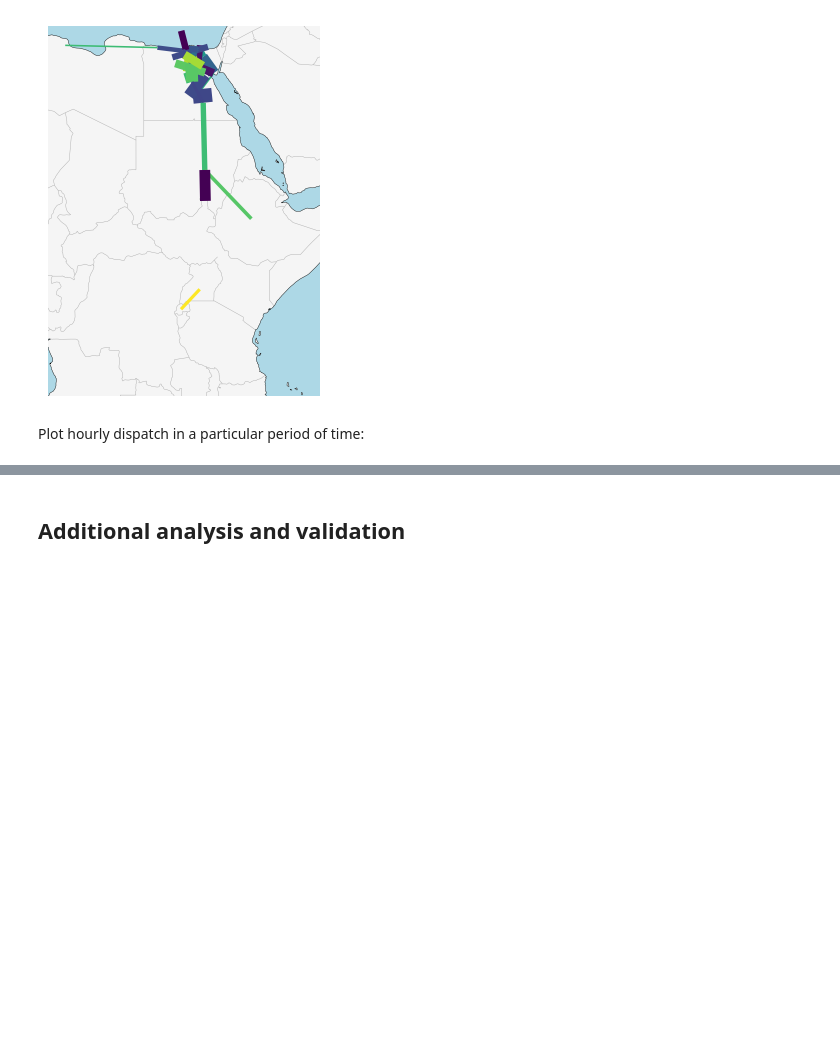
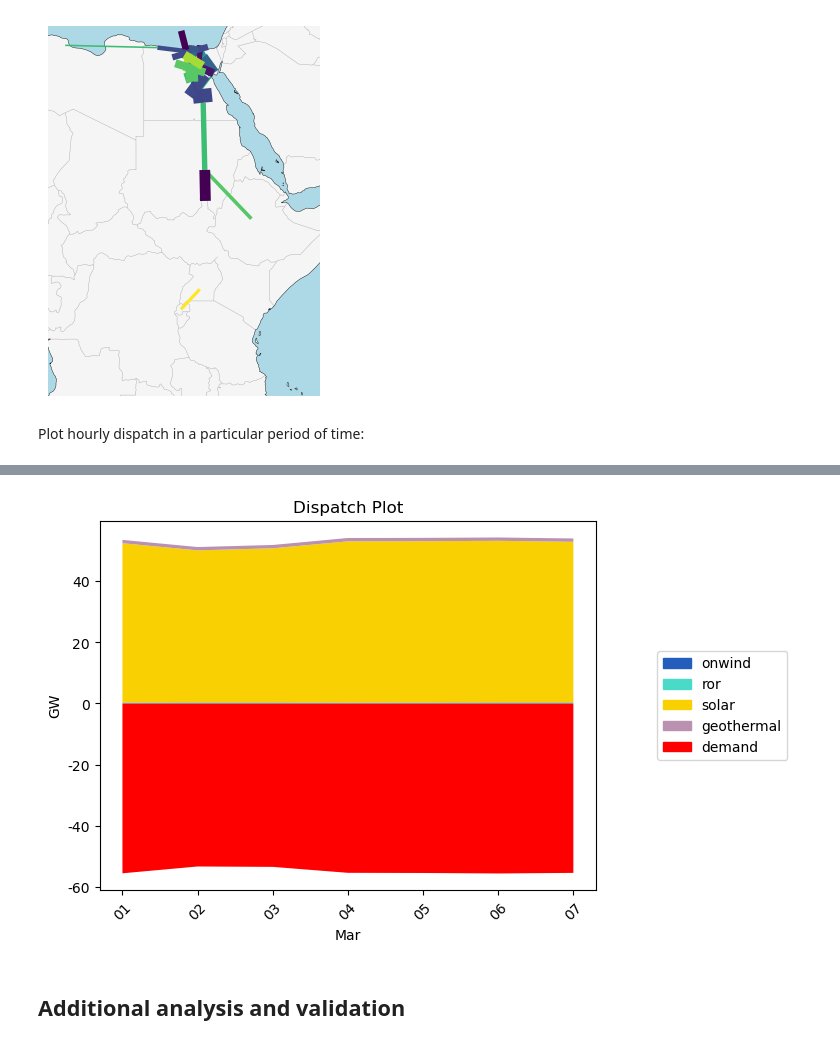
Before and after one commit to GbotemiB/gis-analysis, a Jupyter notebook: sample_network_analysis.ipynb, the cells around one changed output, grey strips where cells are left out. Drawn from its saved outputs; the diff is of its cells as text; code cells hidden in the pictures; blank space fills up the shorter version.

```diff
--- a/sample_network_analysis.ipynb
+++ b/sample_network_analysis.ipynb
@@ -396,3 +346,78 @@ plt.show()
+# %%
+first_date = "2013-03-01"
+second_date = "2013-03-07"
+
+colors = {key.lower(): value.lower() for key, value in config["plotting"]["tech_colors"].items()}
+
+generator_carriers = n.generators.carrier.unique()[:-1] # Exclude "load"
+store_carriers = n.stores.carrier.unique()
+
+generators = pd.DataFrame()
+for carrier in generator_carriers:
+    generators = pd.concat([generators, n.generators_t.p.loc[first_date:second_date].T.groupby(n.generators.carrier).sum().T[carrier]], axis=1)
+generators = generators.T[generators.max() != 0].T
+
+# Filter store carriers to include only "h2" and "battery"
+stores = pd.DataFrame()
+re_store_carriers = [idx for idx in store_carriers if idx.lower() in ["h2", "battery"]]
+for carrier in re_store_carriers:
+    stores = pd.concat([stores, n.stores_t.p.loc[first_date:second_date].T.groupby(n.stores.carrier).sum().T[carrier]], axis=1)
+stores = stores.T[stores.max() != 0].T
+
+generator_colors = {idx: colors[idx.lower()] for idx in generator_carriers if idx.lower() in colors}
+store_colors = {idx: colors[idx.lower()] for idx in re_store_carriers if idx.lower() in colors}
+
+demand = n.loads_t.p_set.loc[first_date:second_date].sum(axis=1) * -1
+stores["demand"] = demand
+store_colors["demand"] = "#ff0000"
+
+# Extract battery data from stores
+if "battery" in stores.columns:
+	battery = stores["battery"]
+
+	nbattery = [idx if idx < 0 else 0 for idx in battery]
+	pbattery = [idx if idx > 0 else 0 for idx in battery]
+
+	# Add the positive battery data to generators and negative battery data to stores
+	generators["pbattery"] = pbattery
+	stores["nbattery"] = nbattery
+
+	# Append color for the battery components to the colors lists
+	generator_colors.append("#ea048a")
+	store_colors.append("#ea048a")
+
+# Create legend handles for each generator and store column
+handles = []
+for idx in generators.columns:
+    handle = mpatches.Patch(color=generator_colors.get(idx), label=idx)
+    handles.append(handle)
+
+for idx in stores.columns:
+    handle = mpatches.Patch(color=store_colors.get(idx), label=idx)
+    handles.append(handle)
+
+generator_colors = [generator_colors[idx] for idx in generators.columns if idx in generator_colors.keys()]
+store_colors = [store_colors[idx] for idx in stores.columns if idx in store_colors.keys()]
+
+fig, ax = plt.subplots()
+plt.stackplot(generators.index, generators.T, labels=generators.columns, colors=generator_colors, zorder=3)
+plt.stackplot(generators.index, stores.T, labels=stores.columns, colors=store_colors, zorder=3)
+
+# Format plot
+plt.xticks(rotation=45)
+plt.yticks()
+scale_y = 1e3
+ticks_y = ticker.FuncFormatter(lambda x, pos: '{0:g}'.format(x / scale_y))
+ax.yaxis.set_major_formatter(ticks_y)
+myFmt = mdates.DateFormatter('%d')
+ax.xaxis.set_major_formatter(myFmt)
+ax.set_ylabel('GW')
+ax.set_xlabel('Mar')
+plt.title("Dispatch Plot")
+ax.legend(handles=handles, loc="center right", bbox_to_anchor=(1.4, 0.5))
+plt.show()
+# %% [output]
+[figure, added]
 # %% [markdown]
 ## Additional analysis and validation
 # %% [markdown]
```
Also changed, not shown: parts of 3 cells of this notebook, 1 other file.
